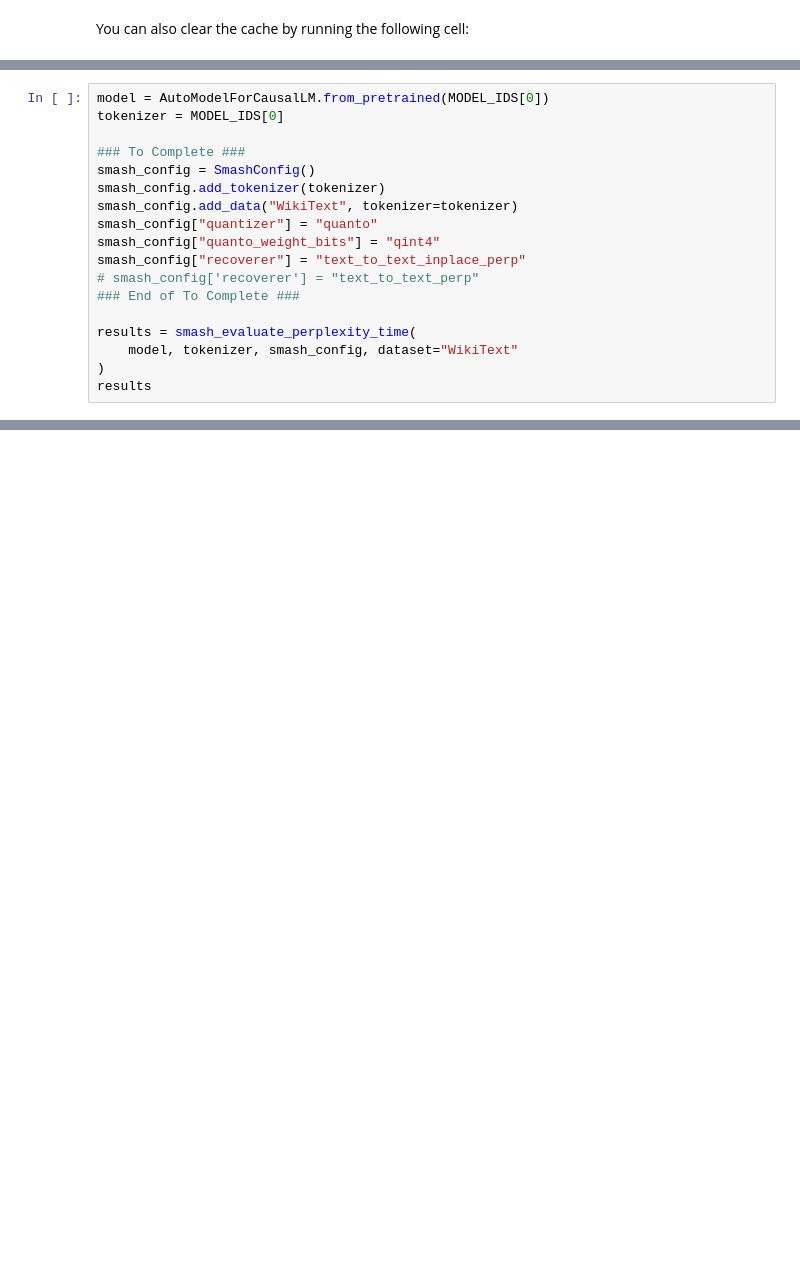
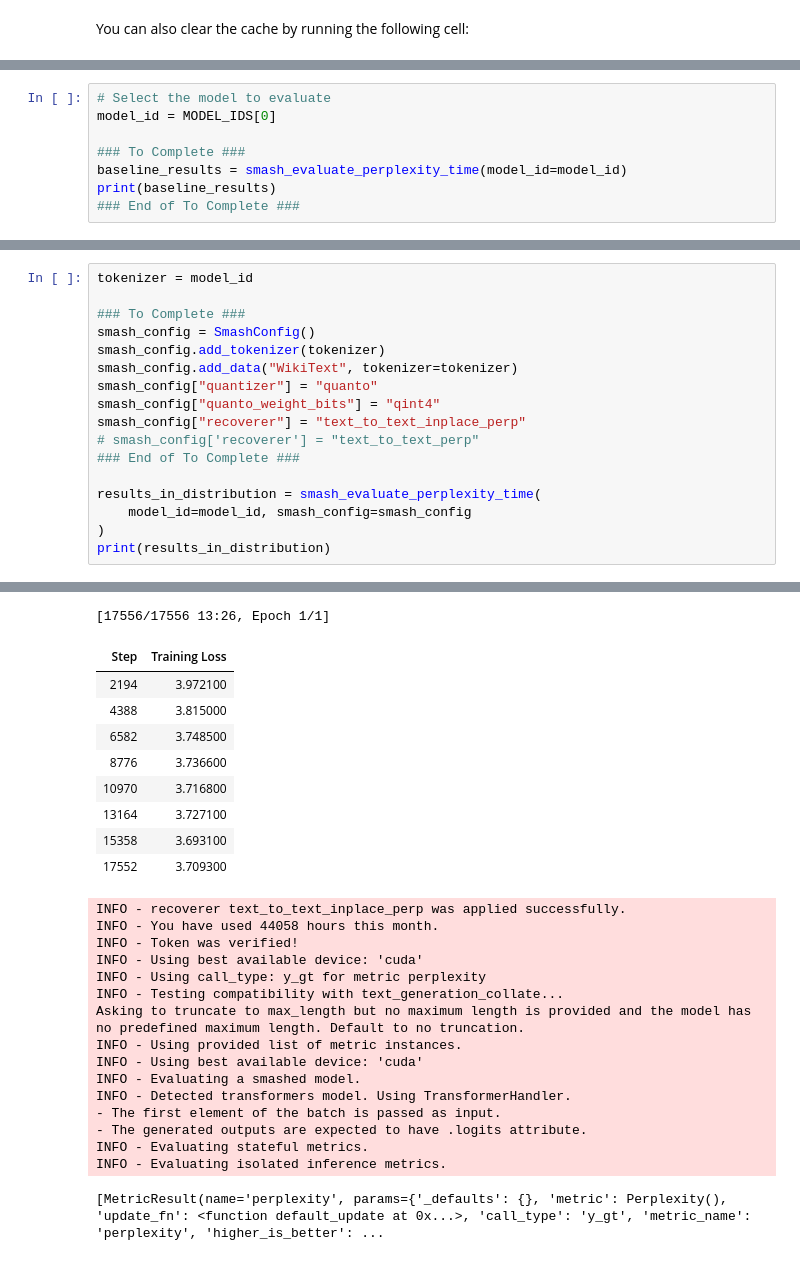
Before and after one commit to PrunaAI/ai-efficiency-courses, a Jupyter notebook: solutions/07-finetune_llm.ipynb, the cells around one changed output, grey strips where cells are left out. Cells and saved outputs as stored; diff of their text form; blank space fills up the shorter version.

```diff
--- a/solutions/07-finetune_llm.ipynb
+++ b/solutions/07-finetune_llm.ipynb
@@ -176,18 +63,0 @@ As you work through this, observe the trade-offs between model quality and speed
-# %%
-model = AutoModelForCausalLM.from_pretrained(MODEL_IDS[0])
-tokenizer = MODEL_IDS[0]
-
-### To Complete ###
-smash_config = SmashConfig()
-smash_config.add_tokenizer(tokenizer)
-smash_config.add_data("WikiText", tokenizer=tokenizer)
-smash_config["quantizer"] = "quanto"
-smash_config["quanto_weight_bits"] = "qint4"
-smash_config["recoverer"] = "text_to_text_inplace_perp"
-# smash_config['recoverer'] = "text_to_text_perp"
-### End of To Complete ###
-
-results = smash_evaluate_perplexity_time(
-    model, tokenizer, smash_config, dataset="WikiText"
-)
-results
@@ -336,0 +171,8 @@ As a bonus, you can try applying the same PERP method across different model arc
+# %%
+# Select the model to evaluate
+model_id = MODEL_IDS[0]
+
+### To Complete ###
+baseline_results = smash_evaluate_perplexity_time(model_id=model_id)
+print(baseline_results)
+### End of To Complete ###
@@ -336,0 +215,18 @@ As a bonus, you can try applying the same PERP method across different model arc
+# %%
+tokenizer = model_id
+
+### To Complete ###
+smash_config = SmashConfig()
+smash_config.add_tokenizer(tokenizer)
+smash_config.add_data("WikiText", tokenizer=tokenizer)
+smash_config["quantizer"] = "quanto"
+smash_config["quanto_weight_bits"] = "qint4"
+smash_config["recoverer"] = "text_to_text_inplace_perp"
+# smash_config['recoverer'] = "text_to_text_perp"
+### End of To Complete ###
+
+results_in_distribution = smash_evaluate_perplexity_time(
+    model_id=model_id, smash_config=smash_config
+)
+print(results_in_distribution)
+# %% [output]
@@ -336,0 +246,26 @@ As a bonus, you can try applying the same PERP method across different model arc
+[17556/17556 13:26, Epoch 1/1]
+| Step | Training Loss |
+| 2194 | 3.972100 |
+| 4388 | 3.815000 |
+| 6582 | 3.748500 |
+| 8776 | 3.736600 |
+| 10970 | 3.716800 |
+| 13164 | 3.727100 |
+| 15358 | 3.693100 |
+| 17552 | 3.709300 |
+INFO - recoverer text_to_text_inplace_perp was applied successfully.
+INFO - You have used 44058 hours this month.
+INFO - Token was verified!
+INFO - Using best available device: 'cuda'
+INFO - Using call_type: y_gt for metric perplexity
+INFO - Testing compatibility with text_generation_collate...
+Asking to truncate to max_length but no maximum length is provided and the model has no predefined maximum length. Default to no truncation.
+INFO - Using provided list of metric instances.
+INFO - Using best available device: 'cuda'
+INFO - Evaluating a smashed model.
+INFO - Detected transformers model. Using TransformerHandler.
+- The first element of the batch is passed as input.
+- The generated outputs are expected to have .logits attribute.
+INFO - Evaluating stateful metrics.
+INFO - Evaluating isolated inference metrics.
+[MetricResult(name='perplexity', params={'_defaults': {}, 'metric': Perplexity(), 'update_fn': <function default_update at 0x...>, 'call_type': 'y_gt', 'metric_name': 'perplexity', 'higher_is_better': ...
```
Also changed, not shown: parts of 43 cells of this notebook.
